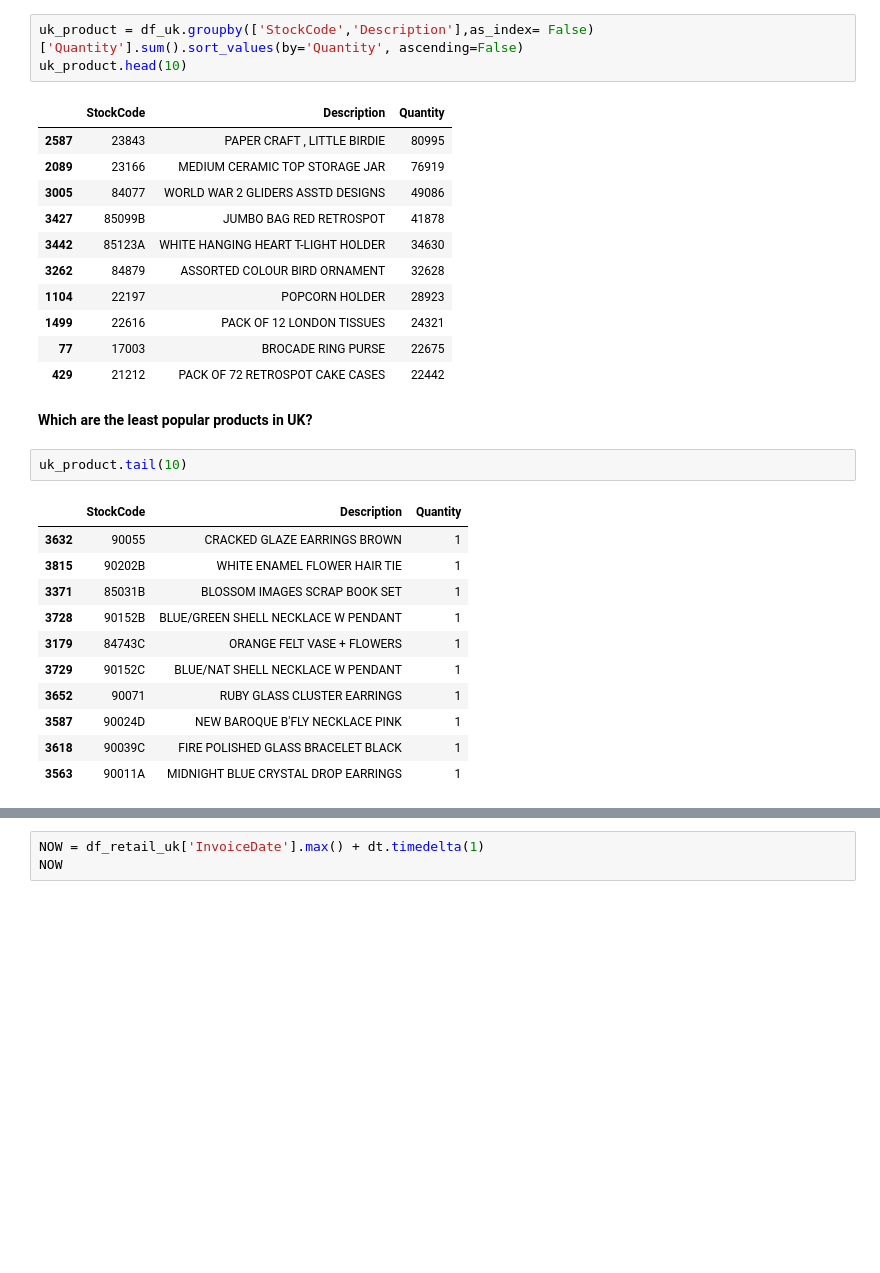
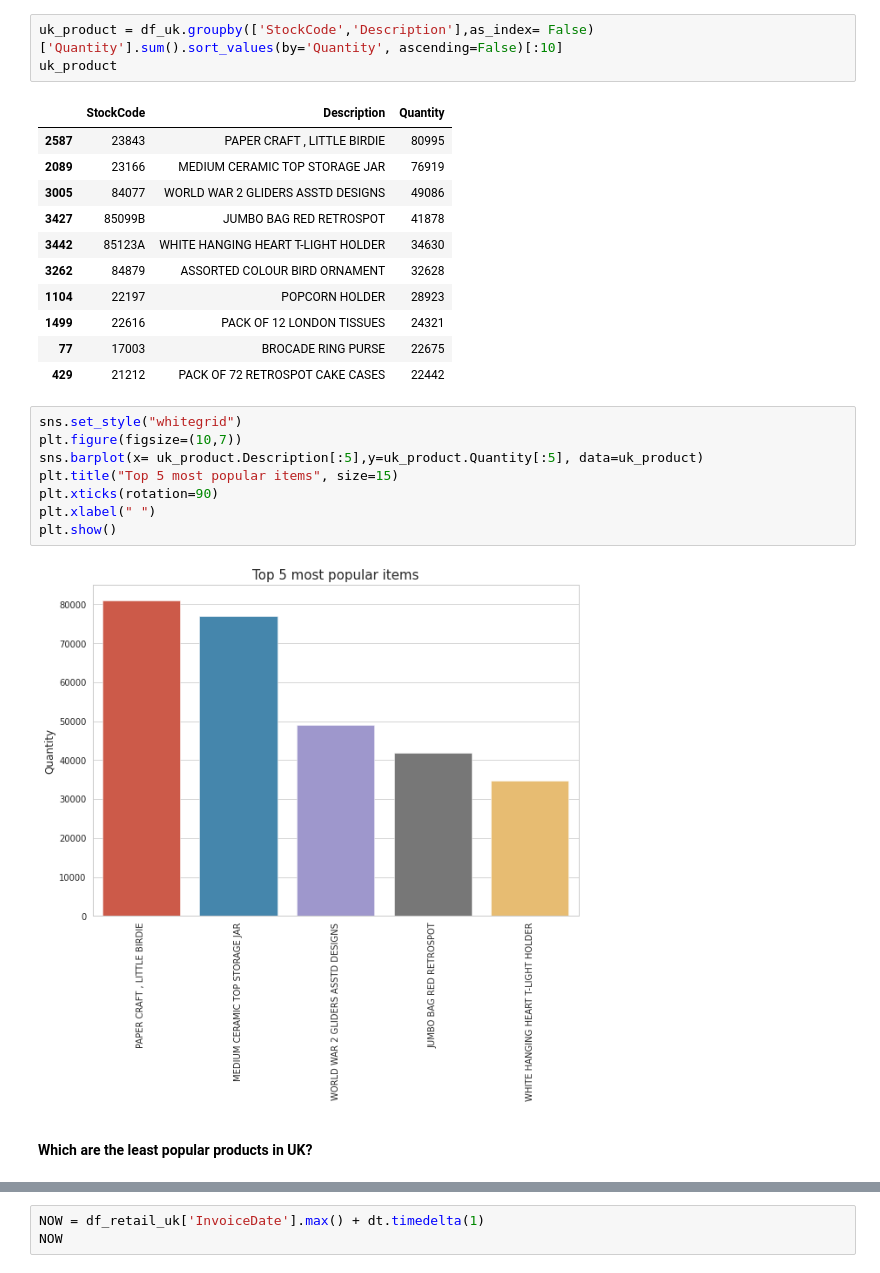
Before and after one commit to sagarrokad1/Customer-Segmentation, a Jupyter notebook: Self_Notebook_Of_Online_Retail_Customer_Segmentation_Capstone_Project.ipynb, the cells around one changed output, grey strips where cells are left out. Saved outputs shown, nothing was run; the diff lists cells and outputs as text; blank space fills up the shorter version.

```diff
--- a/Self_Notebook_Of_Online_Retail_Customer_Segmentation_Capstone_Project.ipynb
+++ b/Self_Notebook_Of_Online_Retail_Customer_Segmentation_Capstone_Project.ipynb
@@ -465,8 +475,8 @@ plt.show()
 # %% [markdown]
 **What are the most popular products that are bought in the UK?**
 # %%
-uk_product = df_uk.groupby(['StockCode','Description'],as_index= False)['Quantity'].sum().sort_values(by='Quantity', ascending=False)
-uk_product.head(10)
+uk_product = df_uk.groupby(['StockCode','Description'],as_index= False)['Quantity'].sum().sort_values(by='Quantity', ascending=False)[:10]
+uk_product
 # %% [output]
 |  | StockCode | Description | Quantity |
 | 2587 | 23843 | PAPER CRAFT , LITTLE BIRDIE | 80995 |
@@ -479,19 +489,15 @@ uk_product.head(10)
 | 1499 | 22616 | PACK OF 12 LONDON TISSUES | 24321 |
 | 77 | 17003 | BROCADE RING PURSE | 22675 |
 | 429 | 21212 | PACK OF 72 RETROSPOT CAKE CASES | 22442 |
+# %%
+sns.set_style("whitegrid")
+plt.figure(figsize=(10,7))
+sns.barplot(x= uk_product.Description[:5],y=uk_product.Quantity[:5], data=uk_product)
+plt.title("Top 5 most popular items", size=15)
+plt.xticks(rotation=90)
+plt.xlabel(" ")
+plt.show()
+# %% [output]
+[figure, added]
 # %% [markdown]
 **Which are the least popular products in UK?**
-# %%
-uk_product.tail(10)
-# %% [output]
-|  | StockCode | Description | Quantity |
-| 3632 | 90055 | CRACKED GLAZE EARRINGS BROWN | 1 |
-| 3815 | 90202B | WHITE ENAMEL FLOWER HAIR TIE | 1 |
-| 3371 | 85031B | BLOSSOM IMAGES SCRAP BOOK SET | 1 |
-| 3728 | 90152B | BLUE/GREEN SHELL NECKLACE W PENDANT | 1 |
-| 3179 | 84743C | ORANGE FELT VASE + FLOWERS | 1 |
-| 3729 | 90152C | BLUE/NAT SHELL NECKLACE W PENDANT | 1 |
-| 3652 | 90071 | RUBY GLASS CLUSTER EARRINGS | 1 |
-| 3587 | 90024D | NEW BAROQUE B'FLY NECKLACE PINK | 1 |
-| 3618 | 90039C | FIRE POLISHED GLASS BRACELET BLACK | 1 |
-| 3563 | 90011A | MIDNIGHT BLUE CRYSTAL DROP EARRINGS | 1 |
```
Also changed, not shown: parts of 19 cells of this notebook.
